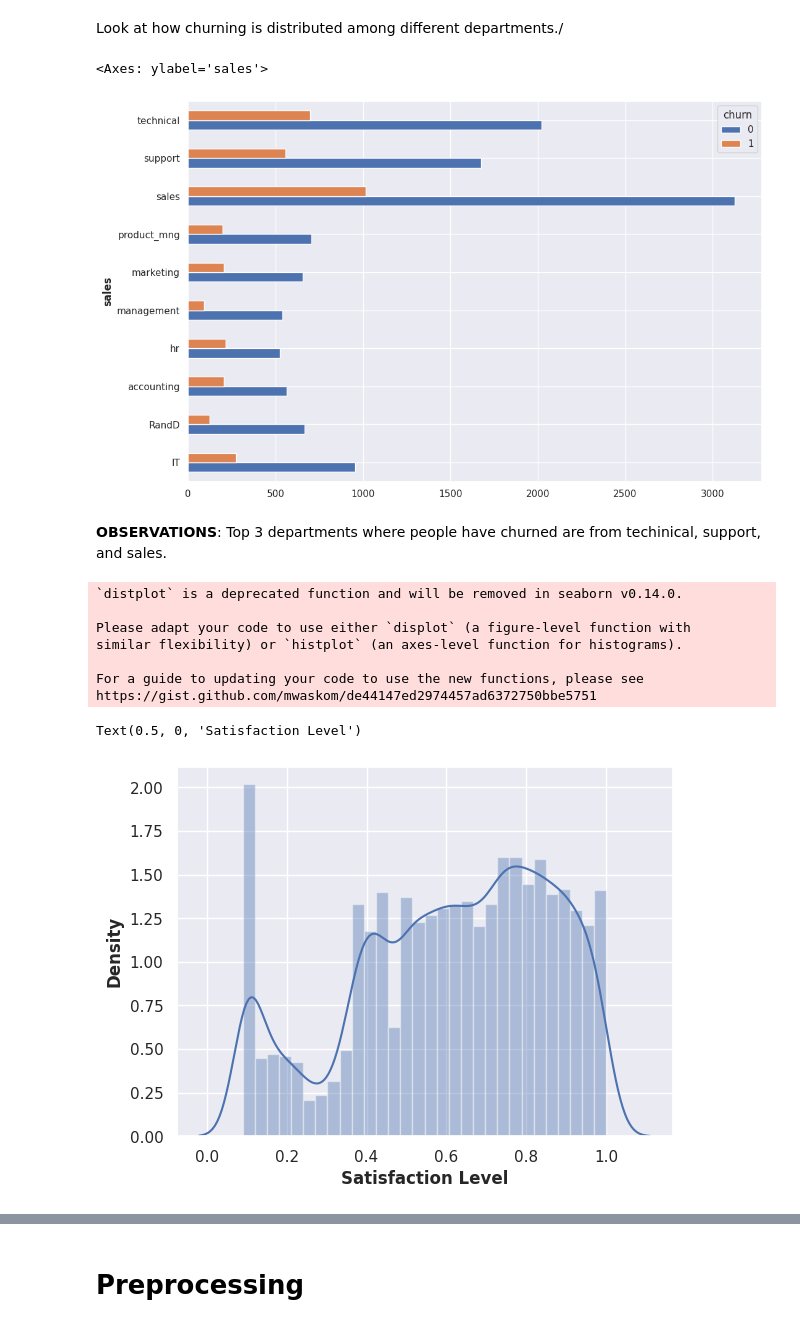
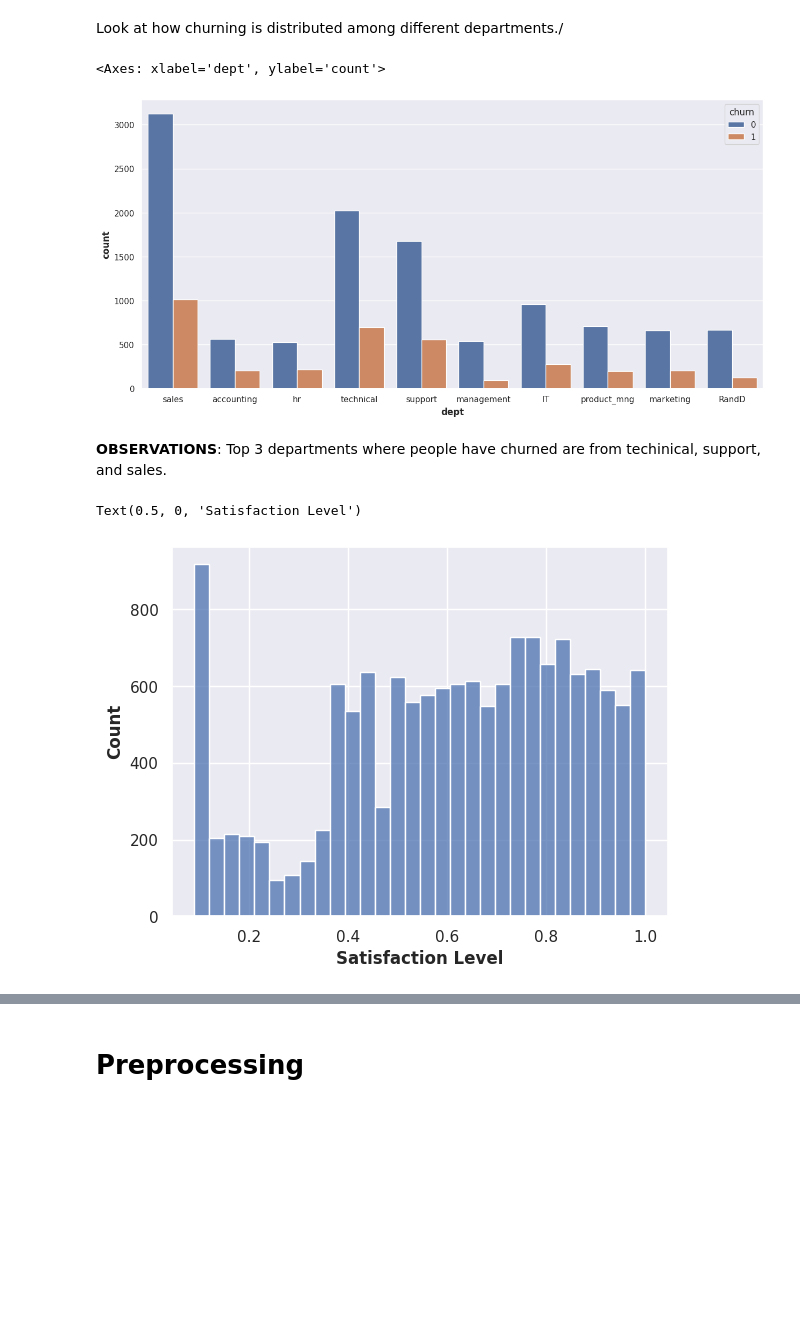
Before and after one commit to anthonyckleung/HR-Churn-Analysis, a Jupyter notebook: hr_churn_classification.ipynb, the cells around one changed output, grey strips where cells are left out. Drawn from its saved outputs; the diff is of its cells as text; code cells hidden in the pictures; blank space fills up the shorter version.

```diff
--- a/hr_churn_classification.ipynb
+++ b/hr_churn_classification.ipynb
@@ -90,3 +79,5 @@ df.head()
+# %%
+df = df.rename(columns={"sales": "dept"})
 # %%
 df.describe()
 # %% [output]
@@ -148,25 +152,19 @@ Name: churn, dtype: int64
 **OBSERVATIONS**: We can see an imbalance of target classes in this data set (76% No Churn; 24% Churn)
 # %% [markdown]
 Look at how churning is distributed among different departments./
-# %%
-df.groupby(['sales'])['churn'].value_counts().unstack().plot(kind='barh', figsize=(12,8))
-# %% [output]
-<Axes: ylabel='sales'>
-[figure, removed]
+# %%
+plt.figure(figsize = (15, 7))
+sns.countplot(x = 'dept' ,hue ='churn',data= df)
+# %% [output]
+<Axes: xlabel='dept', ylabel='count'>
+[figure, added]
 # %% [markdown]
 **OBSERVATIONS**: Top 3 departments where people have churned are from techinical, support, and sales.
 # %%
 # Look at the distribution of satisfaction levels
-sns.distplot(df['satisfaction_level'])
+sns.histplot(df['satisfaction_level'])
 plt.xlabel('Satisfaction Level')
 # %% [output]
-`distplot` is a deprecated function and will be removed in seaborn v0.14.0.
-
-Please adapt your code to use either `displot` (a figure-level function with
-similar flexibility) or `histplot` (an axes-level function for histograms).
-
-For a guide to updating your code to use the new functions, please see
-https://gist.github.com/mwaskom/de44147ed2974457ad6372750bbe5751
+Text(0.5, 0, 'Satisfaction Level')
-Text(0.5, 0, 'Satisfaction Level')
-[figure, old version]
+[figure, new version]
 # %% [markdown]
```
Also changed, not shown: parts of 39 cells of this notebook.
